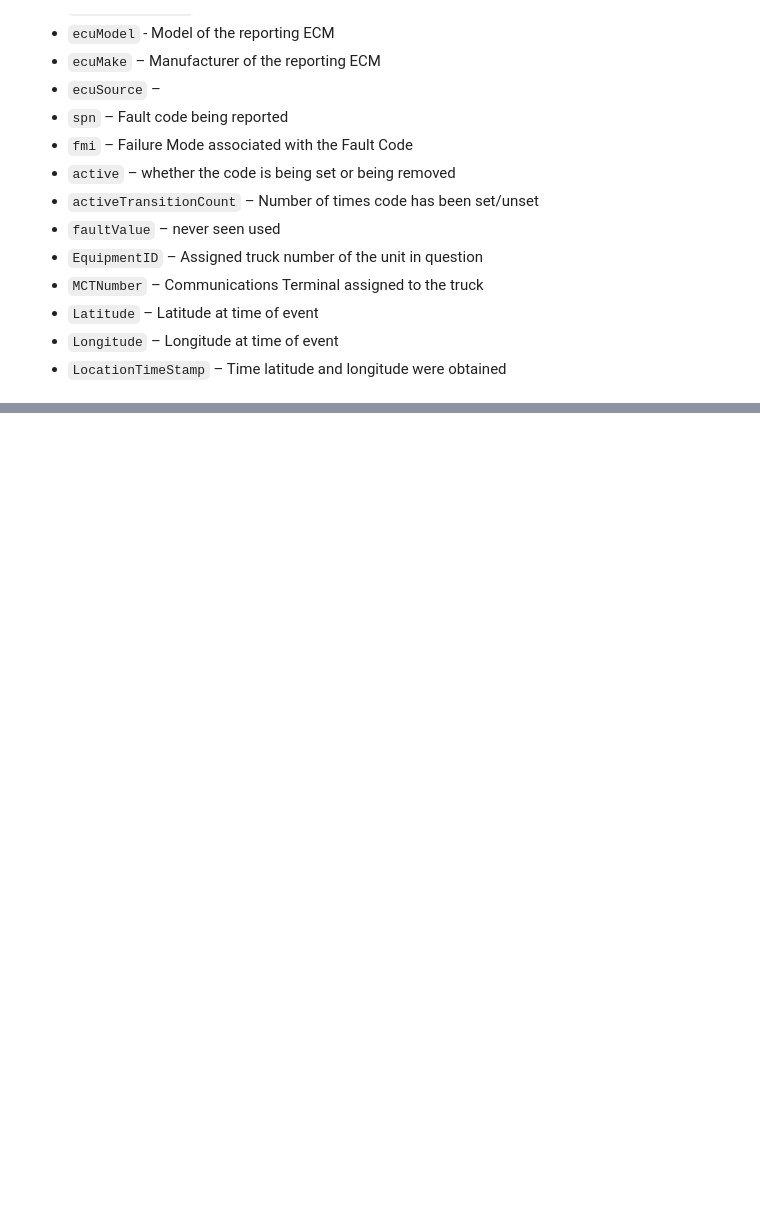
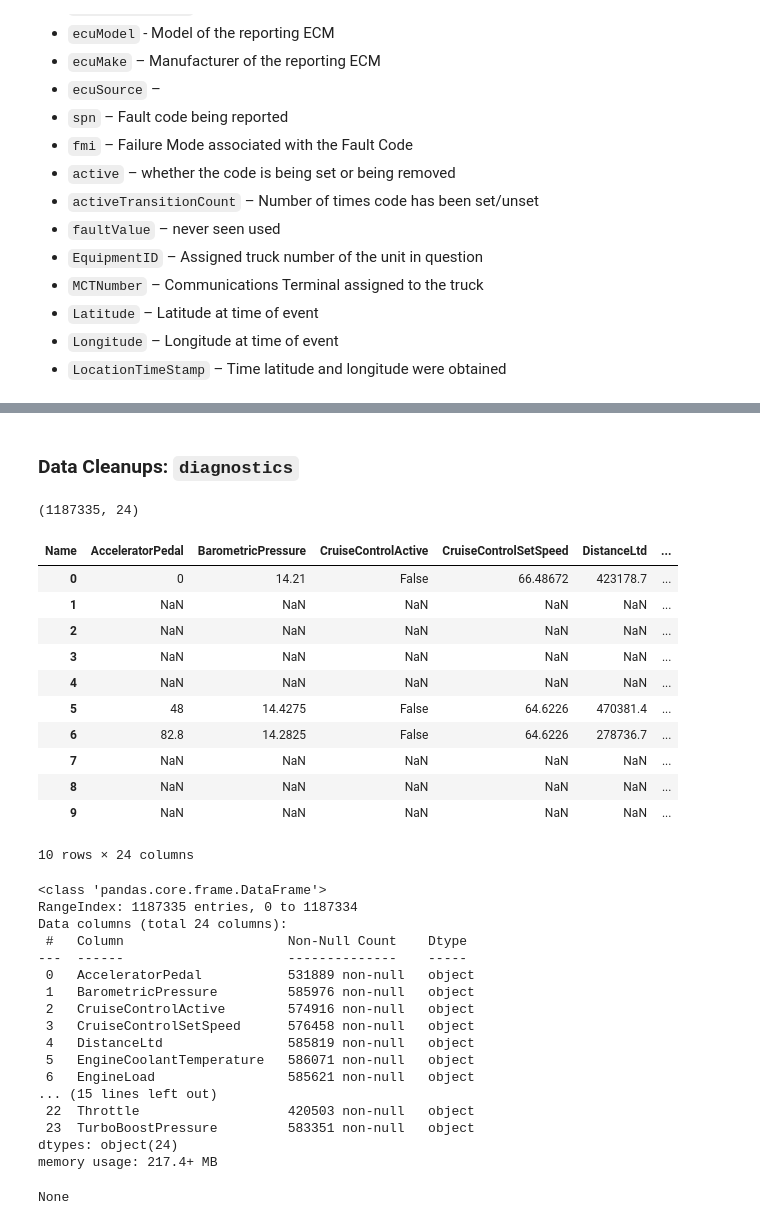
Before and after one commit to dailyp/big_g_express-go_big_g, a Jupyter notebook: notebooks/Data-Exploration.ipynb, the cells around one changed output, grey strips where cells are left out. Saved outputs shown, nothing was run; the diff lists cells and outputs as text; code cells hidden in the pictures; blank space fills up the shorter version.

Commit message:
Start data exploration

```diff
--- a/notebooks/Data-Exploration.ipynb
+++ b/notebooks/Data-Exploration.ipynb
@@ -6,2 +11,3 @@ import pandas as pd
 # %%
 engine_faults = pd.read_csv("../data/J1939Faults.csv", low_memory=False)
+diagnostics = pd.read_csv("../data/VehicleDiagnosticOnboardData.csv", low_memory=False)
@@ -73,0 +178,40 @@ engine_faults["location_timestamp"] = engine_faults["location_timestamp"].astype
+# %% [markdown]
+### Data Cleanups: `diagnostics`
+# %%
+# Pivotting
+diagnostics = diagnostics.pivot(index = 'FaultId', columns='Name', values='Value').reset_index()
+display(diagnostics.shape)
+display(diagnostics.head(10))
+display(diagnostics.info())
+# %% [output]
+(1187335, 24)
+| Name | AcceleratorPedal | BarometricPressure | CruiseControlActive | CruiseControlSetSpeed | DistanceLtd | ... |
+| 0 | 0 | 14.21 | False | 66.48672 | 423178.7 | ... |
+| 1 | NaN | NaN | NaN | NaN | NaN | ... |
+| 2 | NaN | NaN | NaN | NaN | NaN | ... |
+| 3 | NaN | NaN | NaN | NaN | NaN | ... |
+| 4 | NaN | NaN | NaN | NaN | NaN | ... |
+| 5 | 48 | 14.4275 | False | 64.6226 | 470381.4 | ... |
+| 6 | 82.8 | 14.2825 | False | 64.6226 | 278736.7 | ... |
+| 7 | NaN | NaN | NaN | NaN | NaN | ... |
+| 8 | NaN | NaN | NaN | NaN | NaN | ... |
+| 9 | NaN | NaN | NaN | NaN | NaN | ... |
+10 rows × 24 columns
+<class 'pandas.core.frame.DataFrame'>
+RangeIndex: 1187335 entries, 0 to 1187334
+Data columns (total 24 columns):
+ #   Column                     Non-Null Count    Dtype
+---  ------                     --------------    -----
+ 0   AcceleratorPedal           531889 non-null   object
+ 1   BarometricPressure         585976 non-null   object
+ 2   CruiseControlActive        574916 non-null   object
+ 3   CruiseControlSetSpeed      576458 non-null   object
+ 4   DistanceLtd                585819 non-null   object
+ 5   EngineCoolantTemperature   586071 non-null   object
+ 6   EngineLoad                 585621 non-null   object
+... (15 lines left out)
+ 22  Throttle                   420503 non-null   object
+ 23  TurboBoostPressure         583351 non-null   object
+dtypes: object(24)
+memory usage: 217.4+ MB
+None
```
Also changed, not shown: parts of 17 cells of this notebook, 1 other file.
